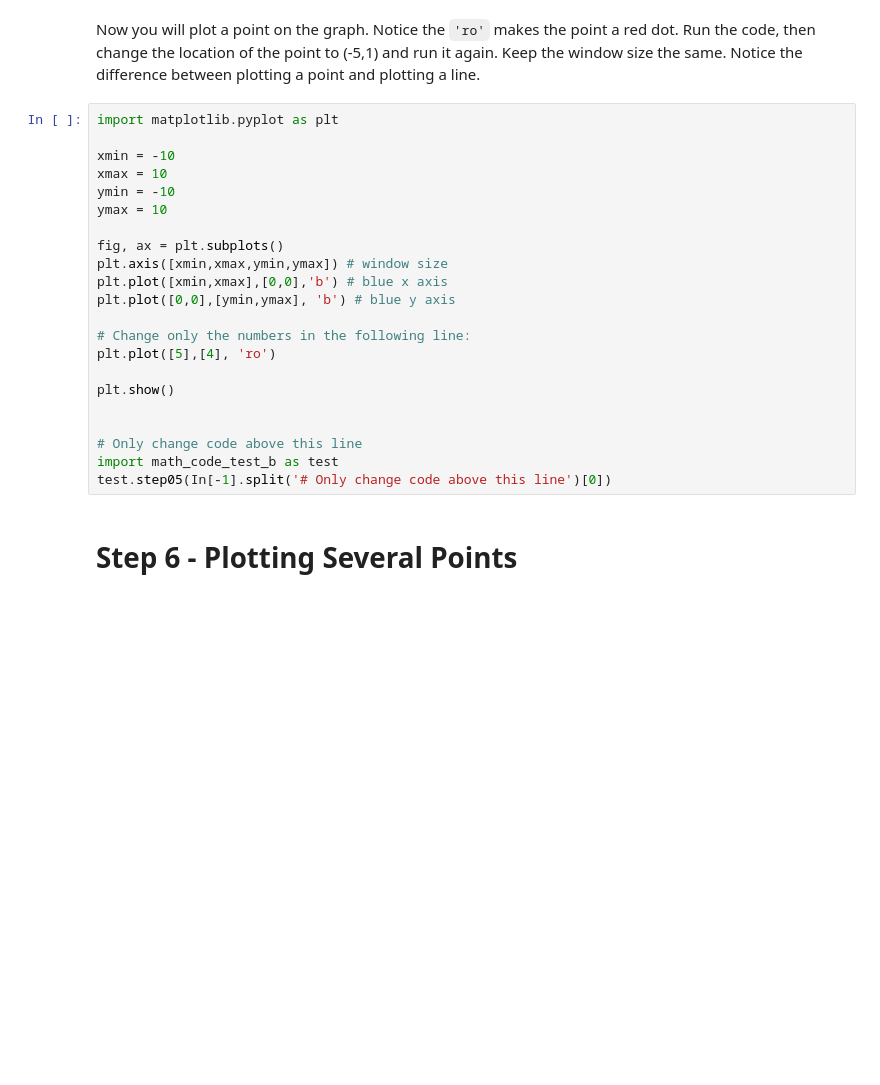
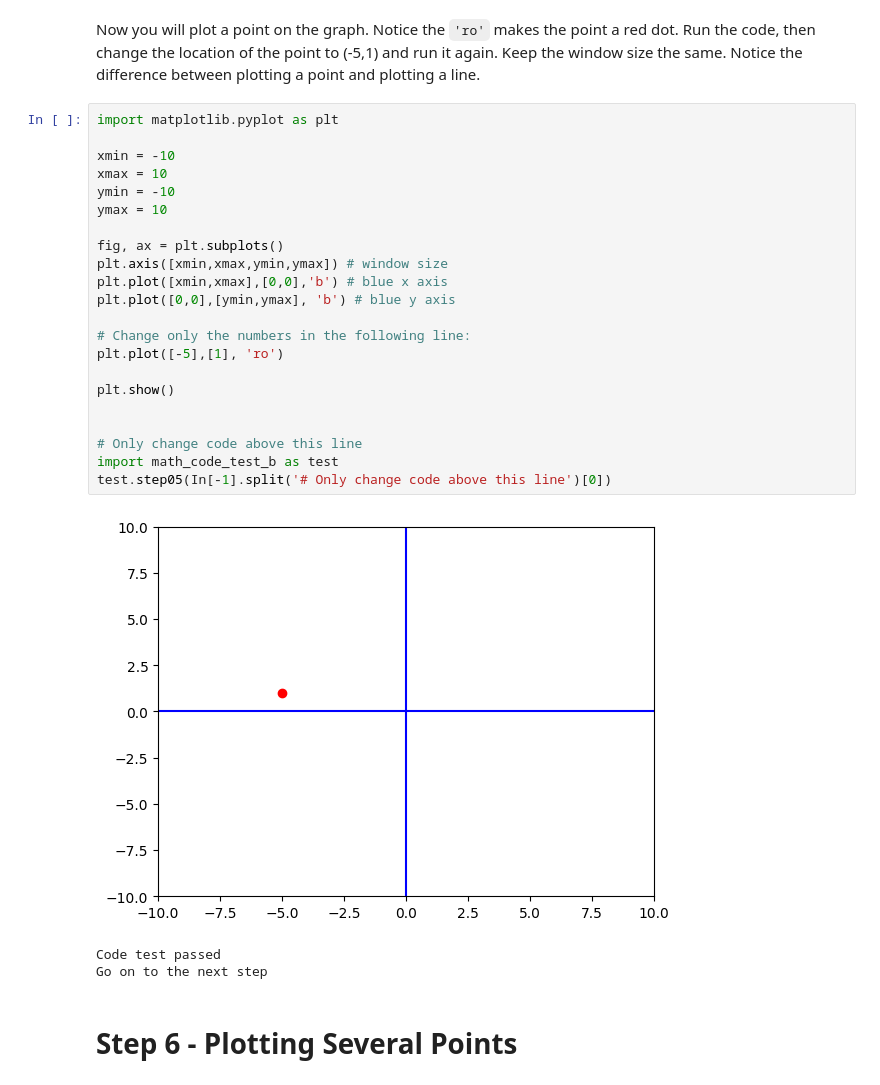
Before and after one commit to mostafadeiab/College-Algebra-with-Python-Certification, a Jupyter notebook: Projects/Graphing Calculator/Foundational_Math_2.ipynb, the cells around one changed output. Cells and saved outputs as stored; diff of their text form; blank space fills up the shorter version.

```diff
--- a/Projects/Graphing Calculator/Foundational_Math_2.ipynb
+++ b/Projects/Graphing Calculator/Foundational_Math_2.ipynb
@@ -120,25 +136,29 @@ Now you will plot a point on the graph. Notice the `'ro'` makes the point a red
 # %%
 import matplotlib.pyplot as plt
 
 xmin = -10
 xmax = 10
 ymin = -10
 ymax = 10
 
 fig, ax = plt.subplots()
 plt.axis([xmin,xmax,ymin,ymax]) # window size
 plt.plot([xmin,xmax],[0,0],'b') # blue x axis
 plt.plot([0,0],[ymin,ymax], 'b') # blue y axis
 
 # Change only the numbers in the following line:
-plt.plot([5],[4], 'ro')
+plt.plot([-5],[1], 'ro')
 
 plt.show()
 
 
 # Only change code above this line
 import math_code_test_b as test
 test.step05(In[-1].split('# Only change code above this line')[0])
+# %% [output]
+[figure, added]
+Code test passed
+Go on to the next step
 # %% [markdown]
 # Step 6 - Plotting Several Points
 # %% [markdown]
```
Also changed, not shown: parts of 23 cells of this notebook.
